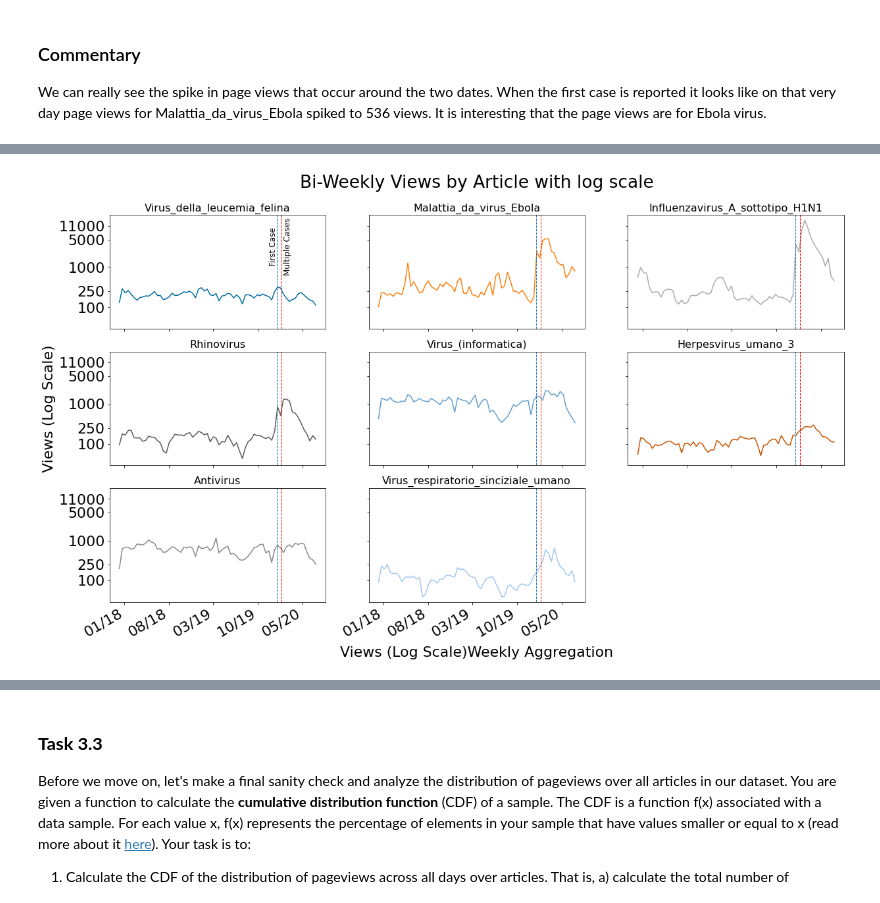
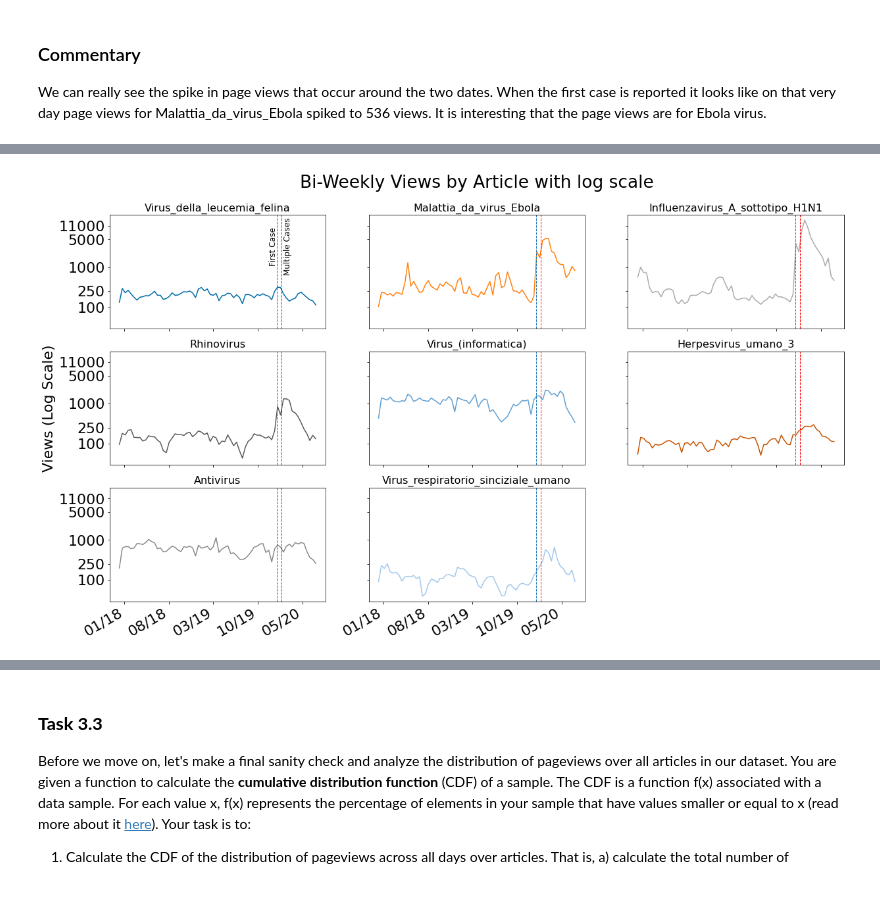
Before and after one commit to alec-flowers/ada-2020-homework1-pandas-pied, a Jupyter notebook: 01 - Pandas Data Wrangling and Data Viz/hw1.ipynb, the cells around one changed output, grey strips where cells are left out. Drawn from its saved outputs; the diff is of its cells as text; code cells hidden in the pictures.

```diff
--- a/01 - Pandas Data Wrangling and Data Viz/hw1.ipynb
+++ b/01 - Pandas Data Wrangling and Data Viz/hw1.ipynb
@@ -389,7 +355,6 @@ fig.add_subplot(111, frameon=False)
 plt.tick_params(labelcolor='none', top=False, bottom=False,
                 left=False, right=False)
 plt.grid(False)
-plt.xlabel("Views (Log Scale)Weekly Aggregation", labelpad=25)
 plt.ylabel("Views (Log Scale)")
 plt.title("Bi-Weekly Views by Article with log scale", y=1.06)
 
@@ -401,39 +366,34 @@ for i in range(virus_article_view_T.shape[1]):
     axs[int(i/3),i%3].set_title(virus_article_view_T.iloc[:,i].name,
                                 fontsize = 16)
 
 axs[0,0].text(datetime.datetime(2020,2,21)+datetime.timedelta(days=10),700,
               'Multiple Cases',rotation=90, fontsize = 12)
 axs[0,0].text(datetime.datetime(2020,1,31)-datetime.timedelta(days=40),1200,
               'First Case',rotation=90, fontsize = 12)
-
-#Can't figure out how to get labels on the subplot 1,2...
-# axs[1,2].set_xticklabels(pd.date_range(start='2018-01-01',
-#                                  periods=len(np.arange(0,33,4.42)),
-#                                   freq='7M', closed='left').strftime('%m/%y'))
-
+# formating titles and labels
 for ax in axs.flat:
     ax.set_yscale("log")
     ax.axvline(x=datetime.datetime(2020,1,31),
                ymin=0,ymax=1, ls='--', lw=1)
     ax.axvline(x=datetime.datetime(2020,2,21),
                ymin=0,ymax=1, ls='--', lw=1, color='red')
     ax.xaxis.set_major_locator(plt.MaxNLocator(4))
 
 ax.set_yticks([0, 100, 250, 1000, 5000, 11000])
 ax.set_yticklabels([0, 100, 250, 1000, 5000, 11000])
 
 ax.set_xticks(pd.date_range(start='2018-01-01',
                                  periods=len(np.arange(0,33,4.42)),
                                   freq='7M', closed='left'))
 ax.set_xticklabels(pd.date_range(start='2018-01-01',
                                  periods=len(np.arange(0,33,4.42)),
                                   freq='7M', closed='left').strftime('%m/%y'))
 
 fig.autofmt_xdate()
 plt.ylim([0,12000])
 fig.delaxes(axs[2][2])
 plt.show()
 # %% [output]
-[figure, old version]
+[figure, new version]
 # %% [markdown]
 ### Commentary
```
Also changed, not shown: parts of 8 cells of this notebook.
